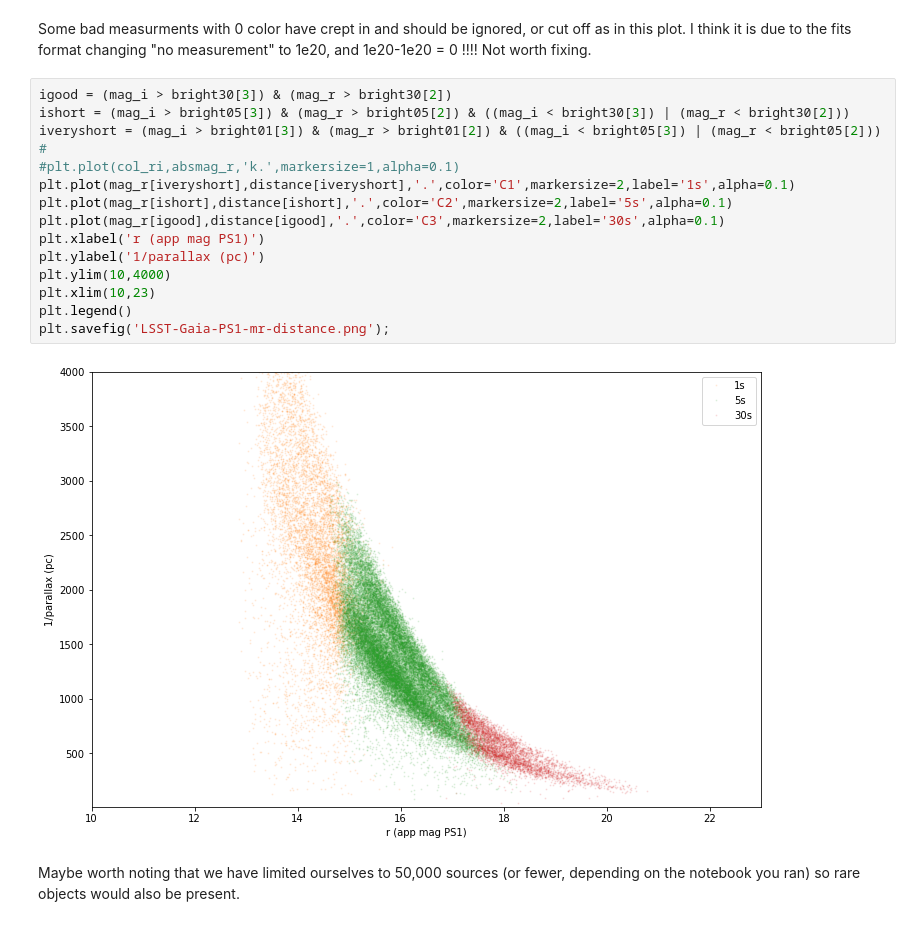
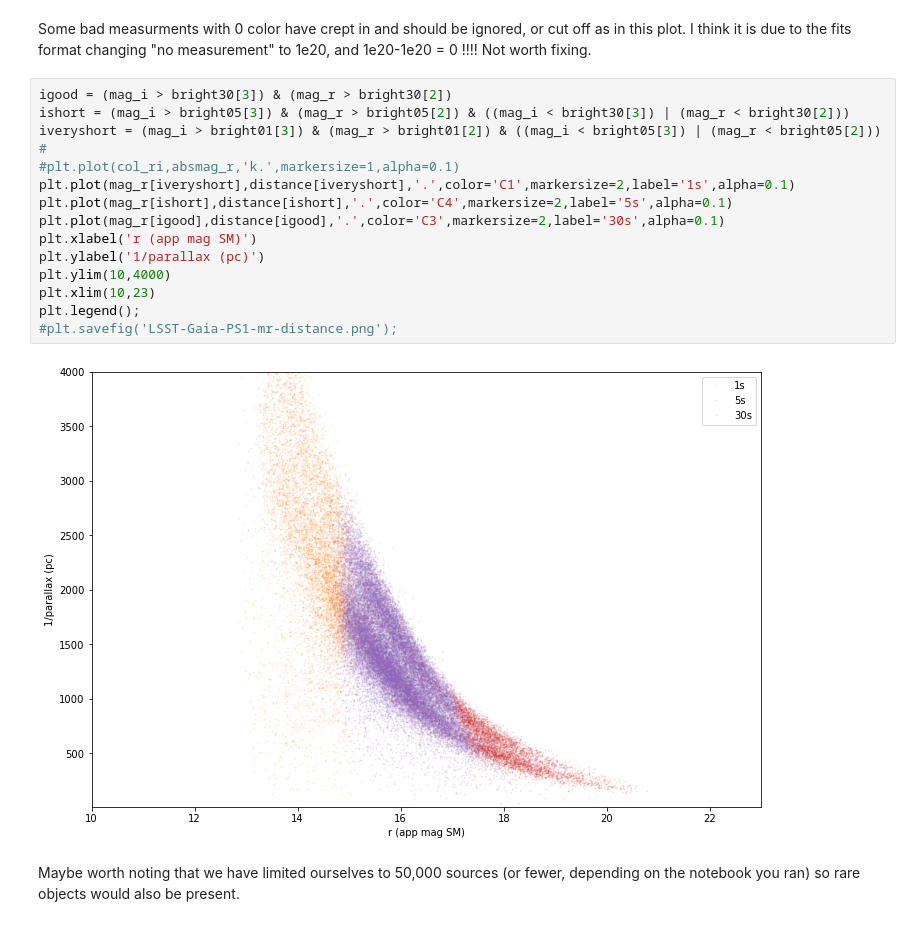
Before and after one commit to dhilligo/LSST-Brightish, a Jupyter notebook: LSST-Bright-Gaia-SkyMapper-Plot.ipynb, the cells around one changed output. Saved outputs shown, nothing was run; the diff lists cells and outputs as text.

Commit message:
fixed some minor stuff in SM plot

```diff
--- a/LSST-Bright-Gaia-SkyMapper-Plot.ipynb
+++ b/LSST-Bright-Gaia-SkyMapper-Plot.ipynb
@@ -241,19 +241,19 @@ Some bad measurments with 0 color have crept in and should be ignored, or cut of
 # %%
 igood = (mag_i > bright30[3]) & (mag_r > bright30[2])
 ishort = (mag_i > bright05[3]) & (mag_r > bright05[2]) & ((mag_i < bright30[3]) | (mag_r < bright30[2]))
 iveryshort = (mag_i > bright01[3]) & (mag_r > bright01[2]) & ((mag_i < bright05[3]) | (mag_r < bright05[2]))
 #
 #plt.plot(col_ri,absmag_r,'k.',markersize=1,alpha=0.1)
 plt.plot(mag_r[iveryshort],distance[iveryshort],'.',color='C1',markersize=2,label='1s',alpha=0.1)
-plt.plot(mag_r[ishort],distance[ishort],'.',color='C2',markersize=2,label='5s',alpha=0.1)
+plt.plot(mag_r[ishort],distance[ishort],'.',color='C4',markersize=2,label='5s',alpha=0.1)
 plt.plot(mag_r[igood],distance[igood],'.',color='C3',markersize=2,label='30s',alpha=0.1)
-plt.xlabel('r (app mag PS1)')
+plt.xlabel('r (app mag SM)')
 plt.ylabel('1/parallax (pc)')
 plt.ylim(10,4000)
 plt.xlim(10,23)
-plt.legend()
-plt.savefig('LSST-Gaia-PS1-mr-distance.png');
+plt.legend();
+#plt.savefig('LSST-Gaia-PS1-mr-distance.png');
 # %% [output]
-[figure, old version]
+[figure, new version]
 # %% [markdown]
 Maybe worth noting that we have limited ourselves to 50,000 sources (or fewer, depending on the notebook you ran) so rare objects would also be present.
```
Also changed, not shown: parts of 1 cell of this notebook.
